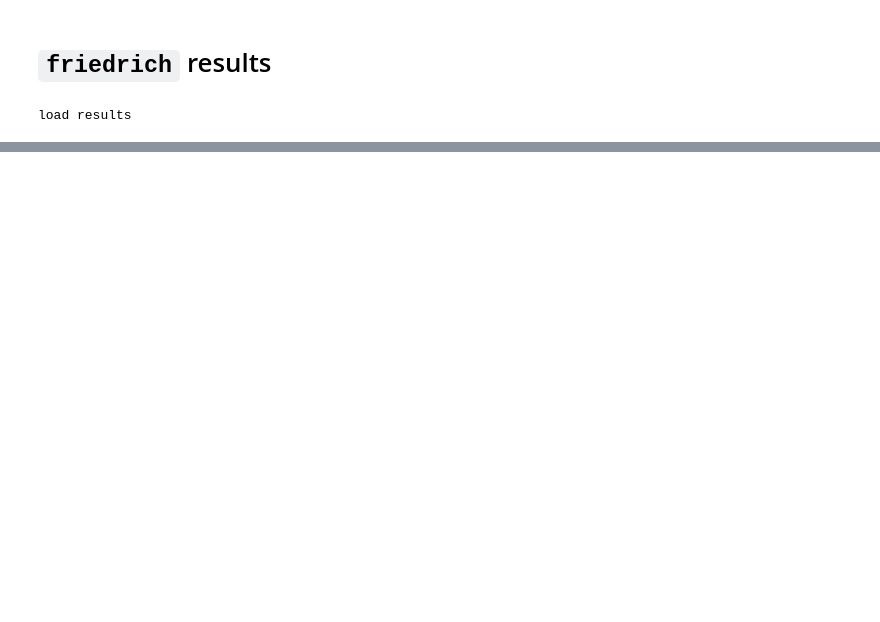
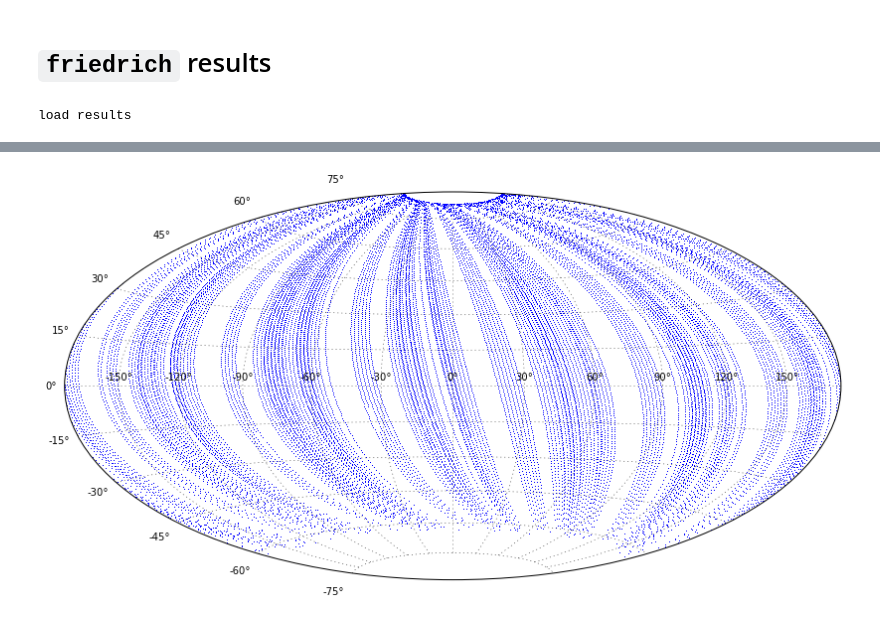
Before and after one commit to bmorris3/friedrich, a Jupyter notebook: hat11/results.ipynb, the cells around one changed output, grey strips where cells are left out. Cells and saved outputs as stored; diff of their text form; code cells hidden in the pictures; blank space fills up the shorter version.

```diff
--- a/hat11/results.ipynb
+++ b/hat11/results.ipynb
@@ -287,0 +199,24 @@ ax.plot(np.degrees(lat_bin_centers + np.pi/2), lat_freq, lw=2, color='k')
+# %%
+import friedrich
+import imp
+imp.reload(friedrich)
+import friedrich
+
+from friedrich.orientation import times_to_occulted_lat_lon
+
+lats = np.zeros(len(all_times))#[]
+lons = np.zeros(len(all_times))#[]
+for i, t in enumerate(all_times):
+    lat, lon = times_to_occulted_lat_lon(np.array([t]), hat11_params_morris())
+    lats[i] = lat
+    lons[i] = lon
+# %%
+projection = 'Hammer'
+
+# Plot the built-in projections
+fig = plt.figure(figsize=(14, 14))
+ax = plt.subplot(111, projection=projection.lower())
+ax.plot(lons, lats, ',')
+ax.grid()
+# %% [output]
+[figure, added]
```
Also changed, not shown: parts of 21 cells of this notebook.
